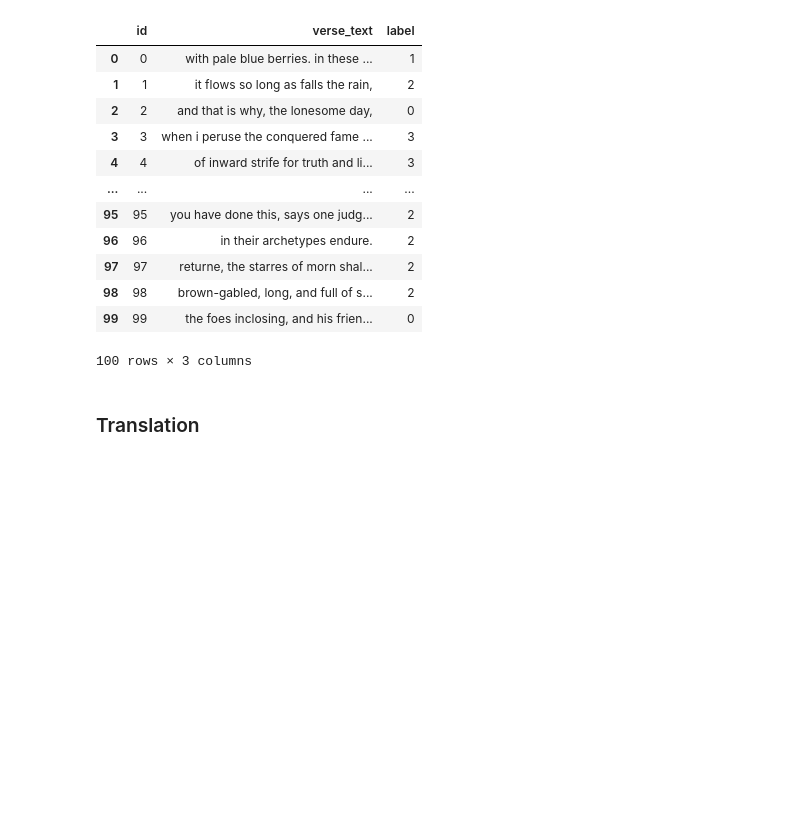
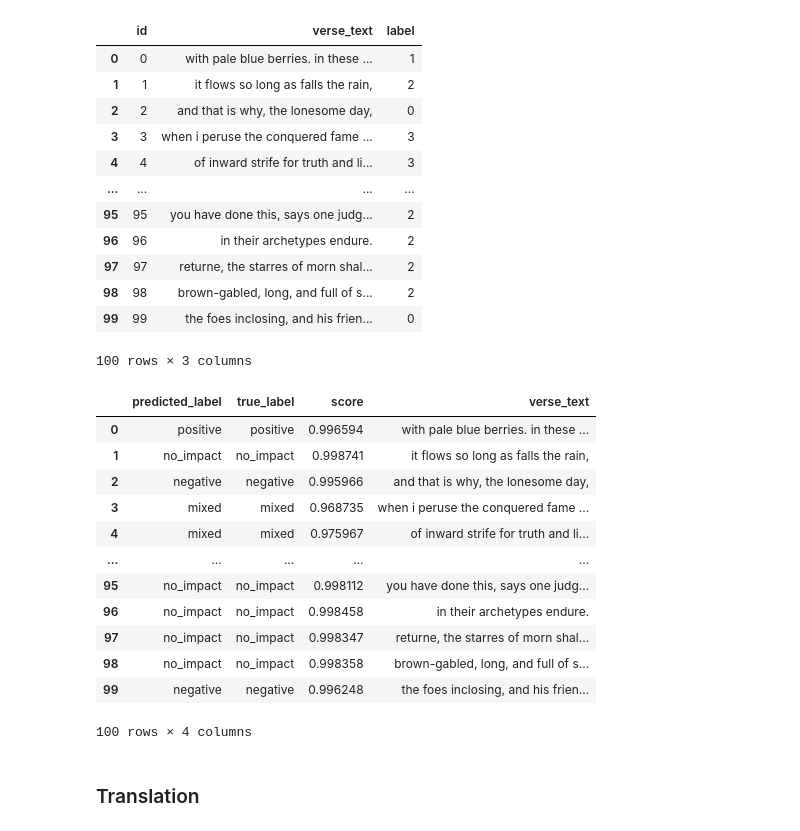
Before and after one commit to Ayush-Singh677/LLM-Tutorials, a Jupyter notebook: LLM_01(Hugging Face).ipynb, the cells around one changed output. Saved outputs shown, nothing was run; the diff lists cells and outputs as text; code cells hidden in the pictures; blank space fills up the shorter version.

```diff
--- a/LLM_01(Hugging Face).ipynb
+++ b/LLM_01(Hugging Face).ipynb
@@ -119,6 +116,33 @@ sentiment = pipeline(
     task = "text-classification",
     model = "nickwong64/bert-base-uncased-poems-sentiment"
 )
+# %%
+results = sentiment(poem_sample["verse_text"])
+# %%
+joined_data = (
+    pd.DataFrame.from_dict(results)
+    .rename({"label": "predicted_label"}, axis=1)
+    .join(pd.DataFrame.from_dict(poem_sample).rename({"label": "true_label"}, axis=1))
+)
+# %%
+sentiment_labels = {0: "negative", 1: "positive", 2: "no_impact", 3: "mixed"}
+joined_data = joined_data.replace({"true_label": sentiment_labels})
+
+display(joined_data[["predicted_label", "true_label", "score", "verse_text"]])
+# %% [output]
+|  | predicted_label | true_label | score | verse_text |
+| 0 | positive | positive | 0.996594 | with pale blue berries. in these ... |
+| 1 | no_impact | no_impact | 0.998741 | it flows so long as falls the rain, |
+| 2 | negative | negative | 0.995966 | and that is why, the lonesome day, |
+| 3 | mixed | mixed | 0.968735 | when i peruse the conquered fame ... |
+| 4 | mixed | mixed | 0.975967 | of inward strife for truth and li... |
+| ... | ... | ... | ... | ... |
+| 95 | no_impact | no_impact | 0.998112 | you have done this, says one judg... |
+| 96 | no_impact | no_impact | 0.998458 | in their archetypes endure. |
+| 97 | no_impact | no_impact | 0.998347 | returne, the starres of morn shal... |
+| 98 | no_impact | no_impact | 0.998358 | brown-gabled, long, and full of s... |
+| 99 | negative | negative | 0.996248 | the foes inclosing, and his frien... |
+100 rows × 4 columns
 # %% [markdown]
 ### Translation
 # %%
```
Also changed, not shown: parts of 25 cells of this notebook.
